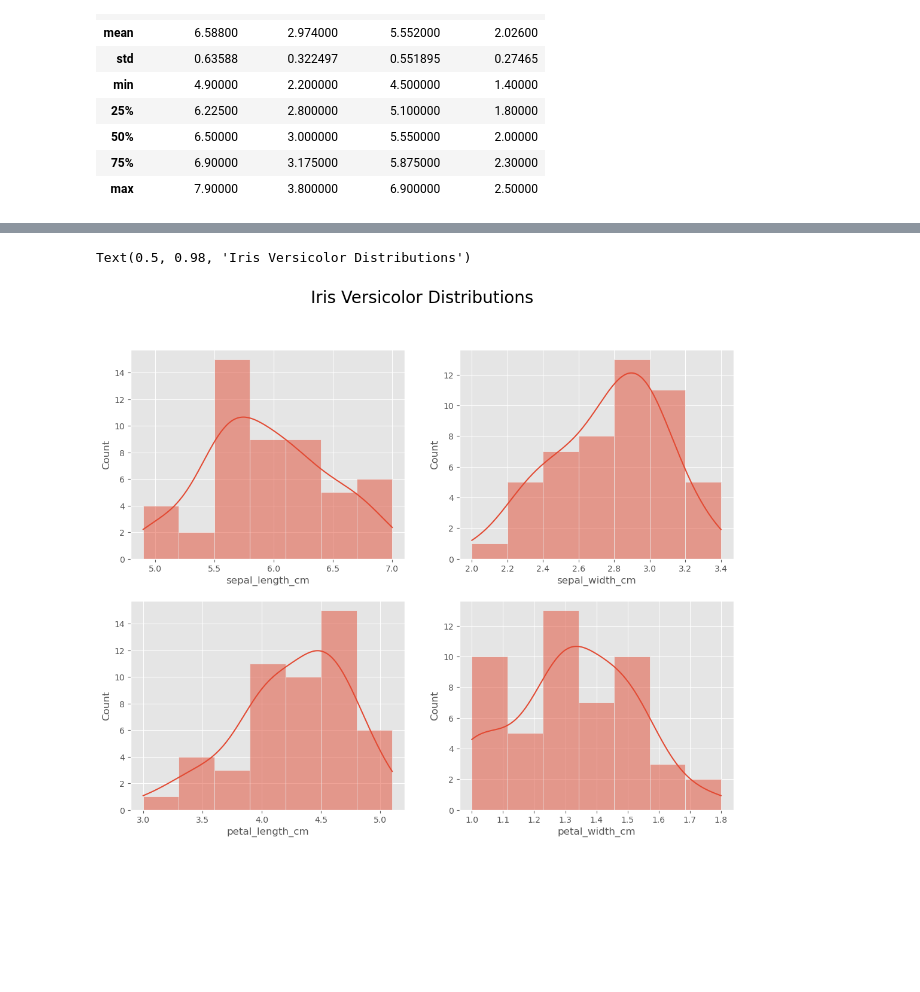
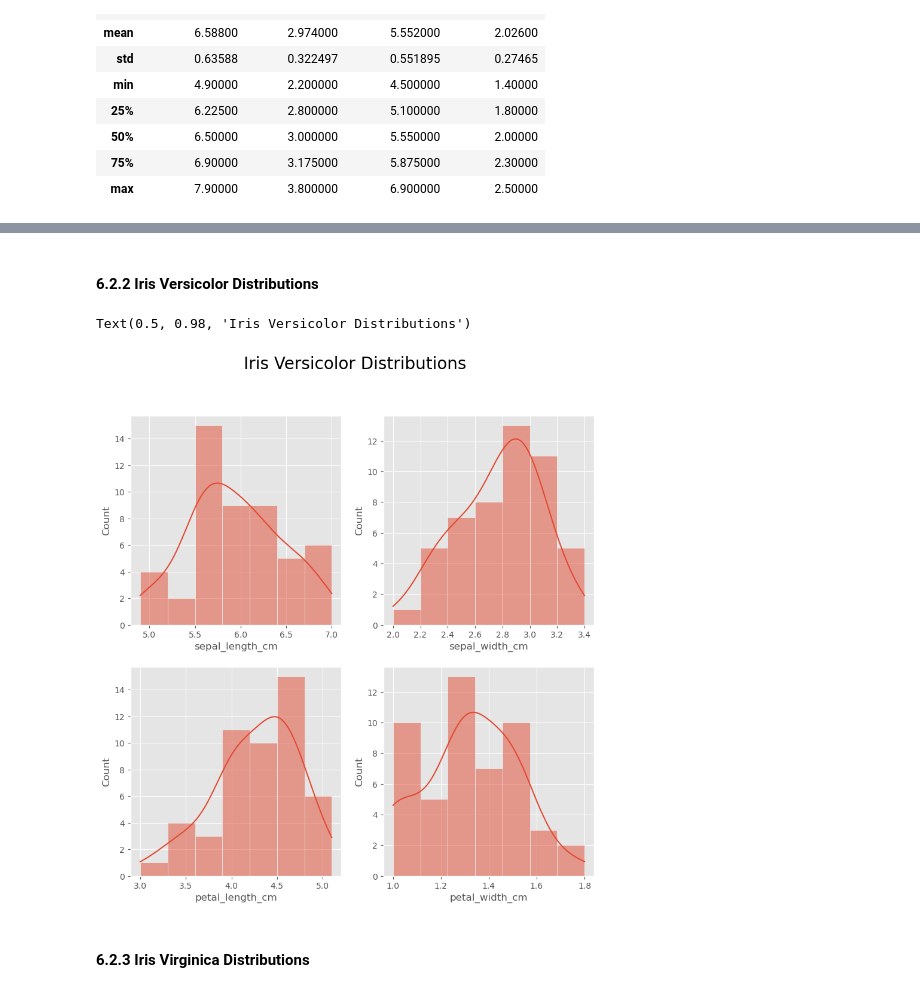
Before and after one commit to PaulShox/pands-project, a Jupyter notebook: analysis.ipynb, the cells around one changed output, grey strips where cells are left out. Cells and saved outputs as stored; diff of their text form; code cells hidden in the pictures; blank space fills up the shorter version.

```diff
--- a/analysis.ipynb
+++ b/analysis.ipynb
@@ -187,18 +221,23 @@ Text(0.5, 0.98, 'Iris Setosa Distributions')
+# %% [markdown]
+#### 6.2.2 Iris Versicolor Distributions
 # %%
+# Dataframe for Iris-versicolor values only
 versicolor = iris[iris['class'] == 'Iris-versicolor']
 
 # Use matplotlib to plot and style the figure that will house the histogram axes
-fig, axes = plt.subplots(nrows=2, ncols=2, figsize=(13, 10))
+fig, axes = plt.subplots(nrows=2, ncols=2, figsize=(10, 10))
 plt.style.use('ggplot')
 
 
 sns.histplot(data=versicolor, x="sepal_length_cm", kde=True, ax=axes[0, 0])
 sns.histplot(data=versicolor, x="sepal_width_cm", kde=True, ax=axes[0, 1])
 sns.histplot(data=versicolor, x="petal_length_cm", kde=True, ax=axes[1, 0])
 sns.histplot(data=versicolor, x="petal_width_cm", kde=True, ax=axes[1, 1])
 
 fig.suptitle('Iris Versicolor Distributions', fontsize=20)
 # %% [output]
 Text(0.5, 0.98, 'Iris Versicolor Distributions')
-[figure, old version]
+[figure, new version]
+# %% [markdown]
+#### 6.2.3 Iris Virginica Distributions
 # %%
```
Also changed, not shown: parts of 26 cells of this notebook, 2 other files.
